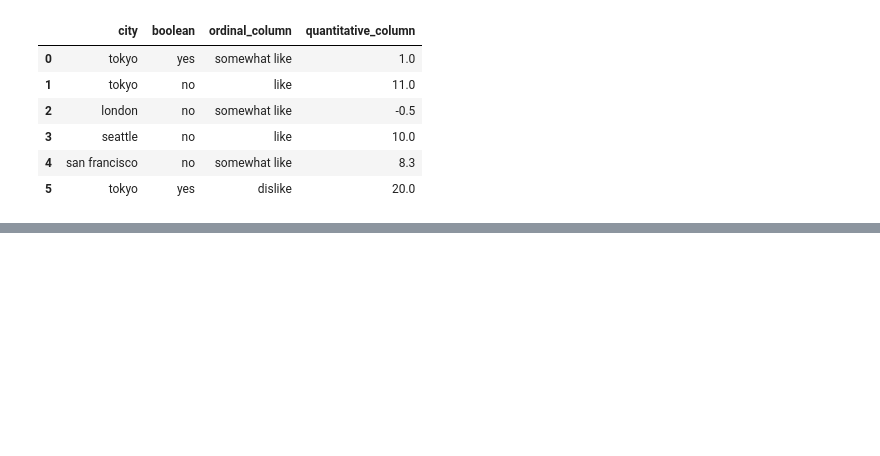
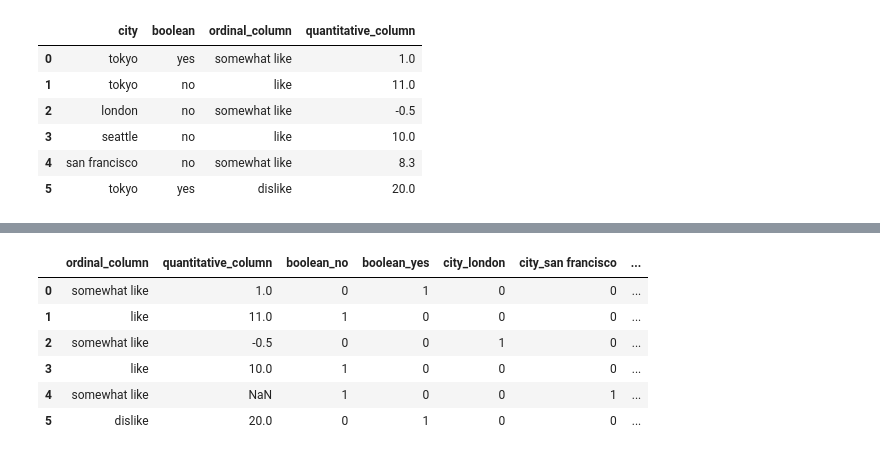
Before and after one commit to ylee9107/FeatureEngineering_myLearning, a Jupyter notebook: 2 - Feature Construction/Feature Construction.ipynb, the cells around one changed output, grey strips where cells are left out. Drawn from its saved outputs; the diff is of its cells as text; code cells hidden in the pictures; blank space fills up the shorter version.

```diff
--- a/2 - Feature Construction/Feature Construction.ipynb
+++ b/2 - Feature Construction/Feature Construction.ipynb
@@ -235,0 +267,33 @@ pipeline_imputer.fit_transform(X_data)
+# %%
+class CustomDummifier(TransformerMixin):
+    """ This builds the Custom Dummifier, that inherits the TransformerMixin class.
+        The inheritance should have a .fit_transform method to call with .fit and .transform methods.
+
+    """
+    # Initialise one instance attribute, the columns
+    def __init__(self, cols=None):
+        self.cols = cols
+
+    # Transform the dataset with the dummy variables:
+    def transform(self, X):
+        return pd.get_dummies(data=X,
+                              prefix_sep='_',
+                              columns= self.cols)
+
+    # Fit method, that follows the fit method from scikit-learn:
+    def fit(self, *_):
+        return self
+# %%
+# Apply the custom imputer, instantiate:
+cd = CustomDummifier(cols= ['boolean', 'city'])
+
+# Fit and transform on the dataset:
+cd.fit_transform(X_data)
+# %% [output]
+|  | ordinal_column | quantitative_column | boolean_no | boolean_yes | city_london | city_san francisco | ... |
+| 0 | somewhat like | 1.0 | 0 | 1 | 0 | 0 | ... |
+| 1 | like | 11.0 | 1 | 0 | 0 | 0 | ... |
+| 2 | somewhat like | -0.5 | 0 | 0 | 1 | 0 | ... |
+| 3 | like | 10.0 | 1 | 0 | 0 | 0 | ... |
+| 4 | somewhat like | NaN | 1 | 0 | 0 | 1 | ... |
+| 5 | dislike | 20.0 | 0 | 1 | 0 | 0 | ... |
```
Also changed, not shown: parts of 13 cells of this notebook.
